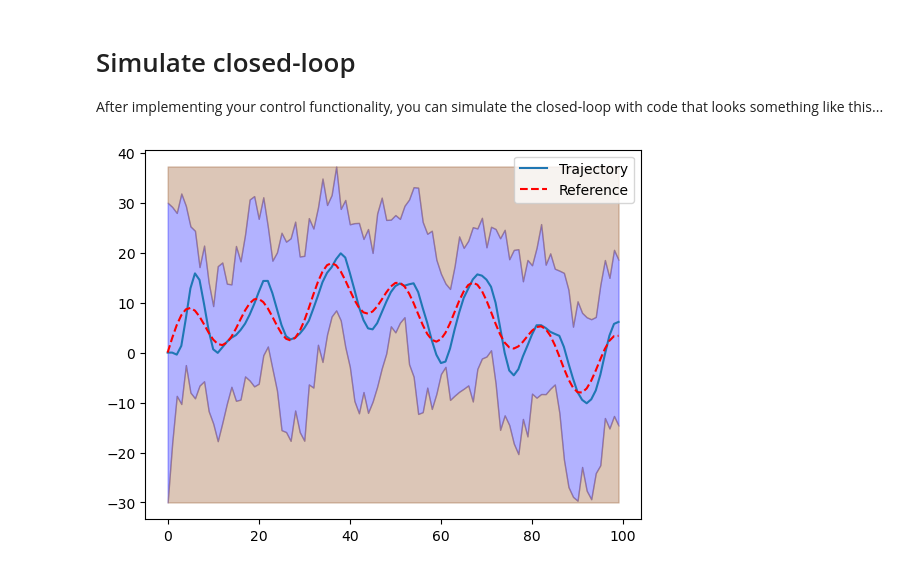
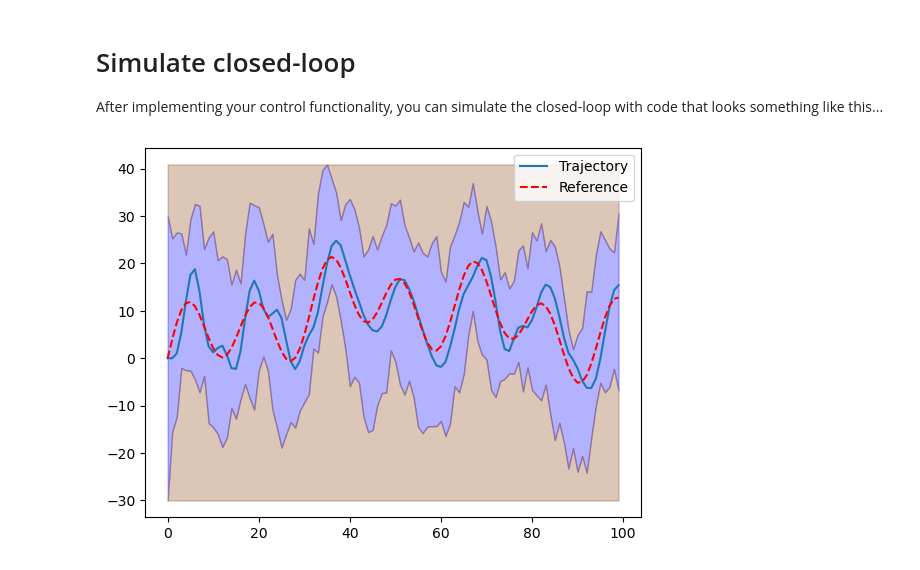
Before and after one commit to Ayanqzq/b1-coding-practical-mt24, a Jupyter notebook: notebooks/demo.ipynb, the cells around one changed output. Saved outputs shown, nothing was run; the diff lists cells and outputs as text; code cells hidden in the pictures.

Commit message:
adjusted gains and random mission

```diff
--- a/notebooks/demo.ipynb
+++ b/notebooks/demo.ipynb
@@ -18,13 +18,16 @@ from uuv_mission.control import PDController
 # %%
 # Import relevant modules
 
 sub = Submarine()
-controller = PDController(Kp=0.15, Kd=0.6)
+controller = PDController(Kp=0.10, Kd=0.8)
 # Instantiate your controller (depending on your implementation)
 closed_loop = ClosedLoop(sub, controller)
-mission = Mission.from_csv("../data/mission.csv") # You must implement this method in the Mission class
+
+#mission = Mission.from_csv("../data/mission.csv")
+mission = Mission.random_mission(100,10)
+
 
 trajectory = closed_loop.simulate_with_random_disturbances(mission)
 trajectory.plot_completed_mission(mission)
 # %% [output]
-[figure, old version]
+[figure, new version]
```
Also changed, not shown: parts of 1 cell of this notebook.
